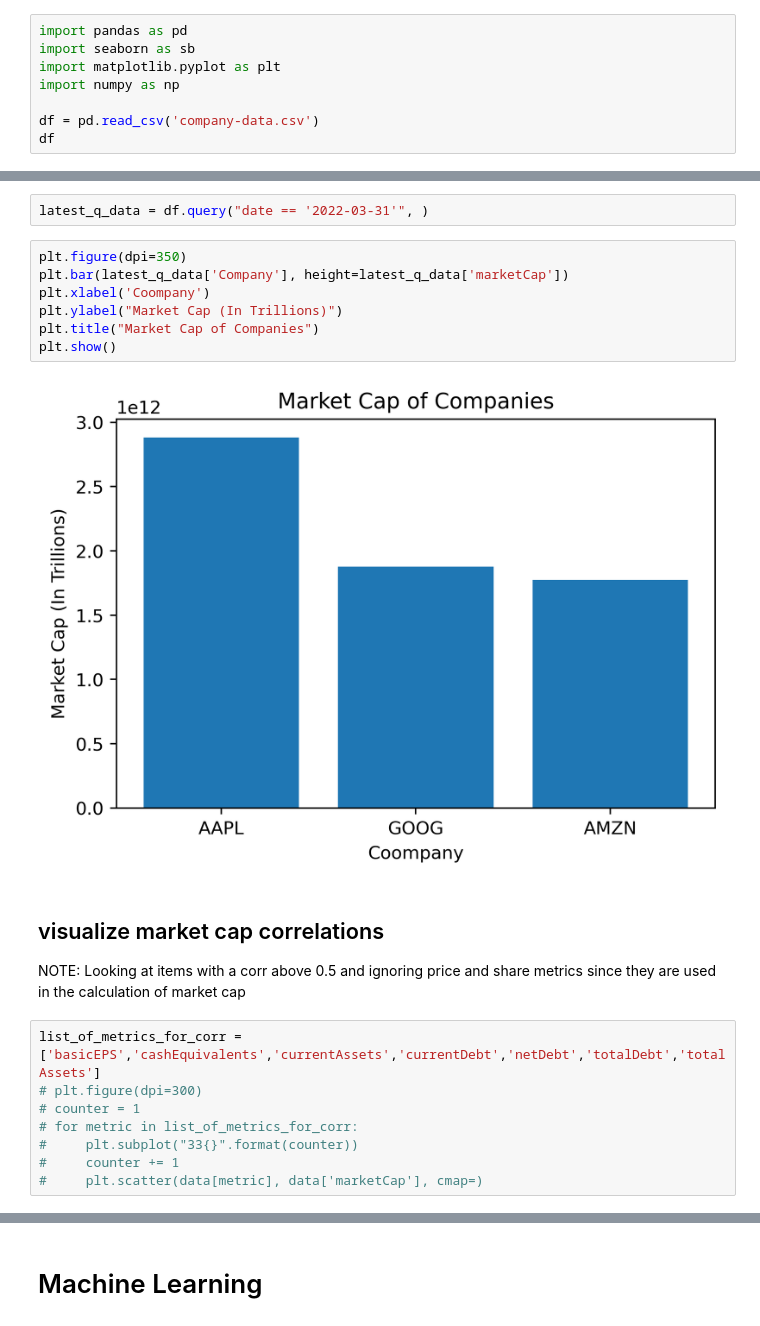
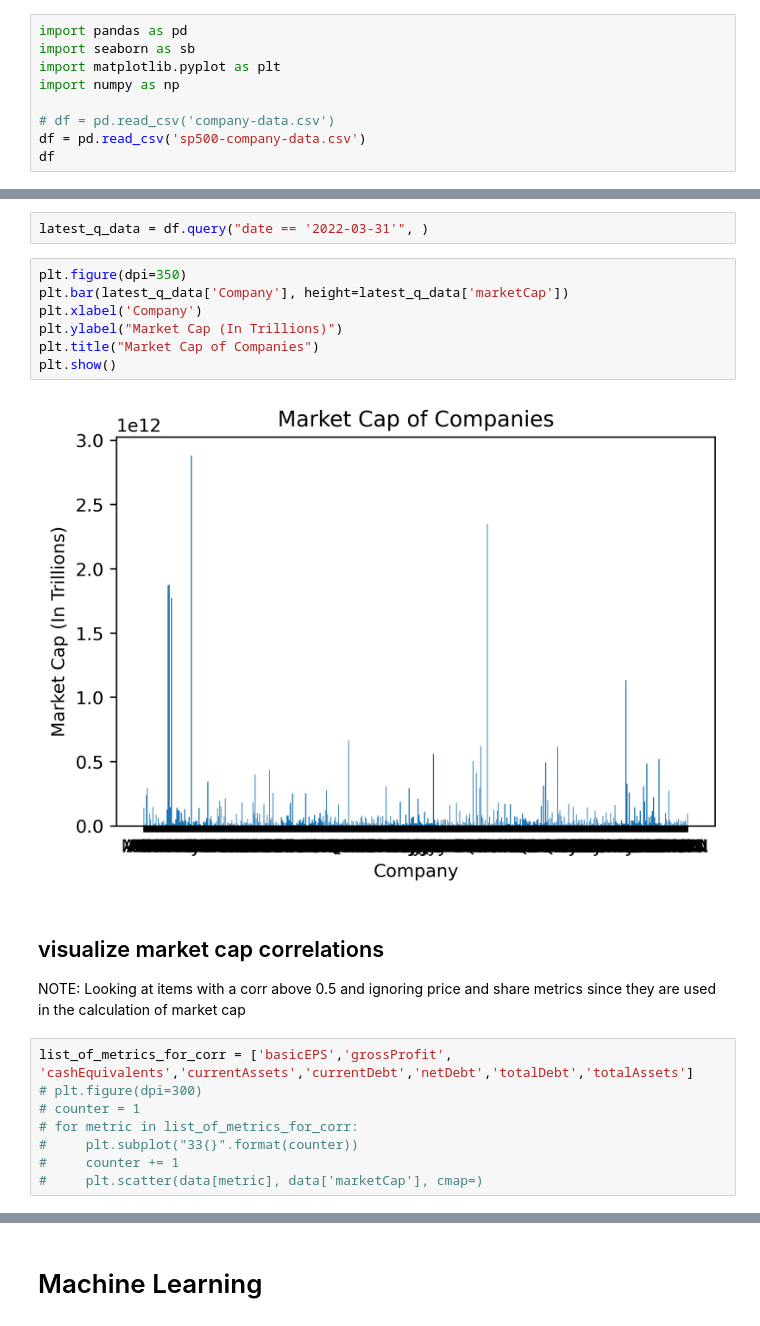
Before and after one commit to jeffjoseph22/value-investing, a Jupyter notebook: value_investing_analysis.ipynb, the cells around one changed output, grey strips where cells are left out. Cells and saved outputs as stored; diff of their text form.

```diff
--- a/value_investing_analysis.ipynb
+++ b/value_investing_analysis.ipynb
@@ -6,7 +6,8 @@ import seaborn as sb
 import matplotlib.pyplot as plt
 import numpy as np
 
-df = pd.read_csv('company-data.csv')
+# df = pd.read_csv('company-data.csv')
+df = pd.read_csv('sp500-company-data.csv')
 df
 # %% [output]
 |  | Unnamed: 0 | dilutedNIAvailtoComStockholders | grossProfit | netIncome | totalExpenses | totalRevenue | basicEPS | ... |
@@ -151,18 +159,18 @@ latest_q_data = df.query("date == '2022-03-31'", )
 # %%
 plt.figure(dpi=350)
 plt.bar(latest_q_data['Company'], height=latest_q_data['marketCap'])
-plt.xlabel('Coompany')
+plt.xlabel('Company')
 plt.ylabel("Market Cap (In Trillions)")
 plt.title("Market Cap of Companies")
 plt.show()
 # %% [output]
-[figure, old version]
+[figure, new version]
 # %% [markdown]
 ## visualize market cap correlations
 
 NOTE: Looking at items with a corr above 0.5 and ignoring price and share metrics since they are used in the calculation of market cap
 # %%
-list_of_metrics_for_corr = ['basicEPS','cashEquivalents','currentAssets','currentDebt','netDebt','totalDebt','totalAssets']
+list_of_metrics_for_corr = ['basicEPS','grossProfit', 'cashEquivalents','currentAssets','currentDebt','netDebt','totalDebt','totalAssets']
 # plt.figure(dpi=300)
 # counter = 1
 # for metric in list_of_metrics_for_corr:
```
Also changed, not shown: parts of 55 cells of this notebook, 5 other files.
